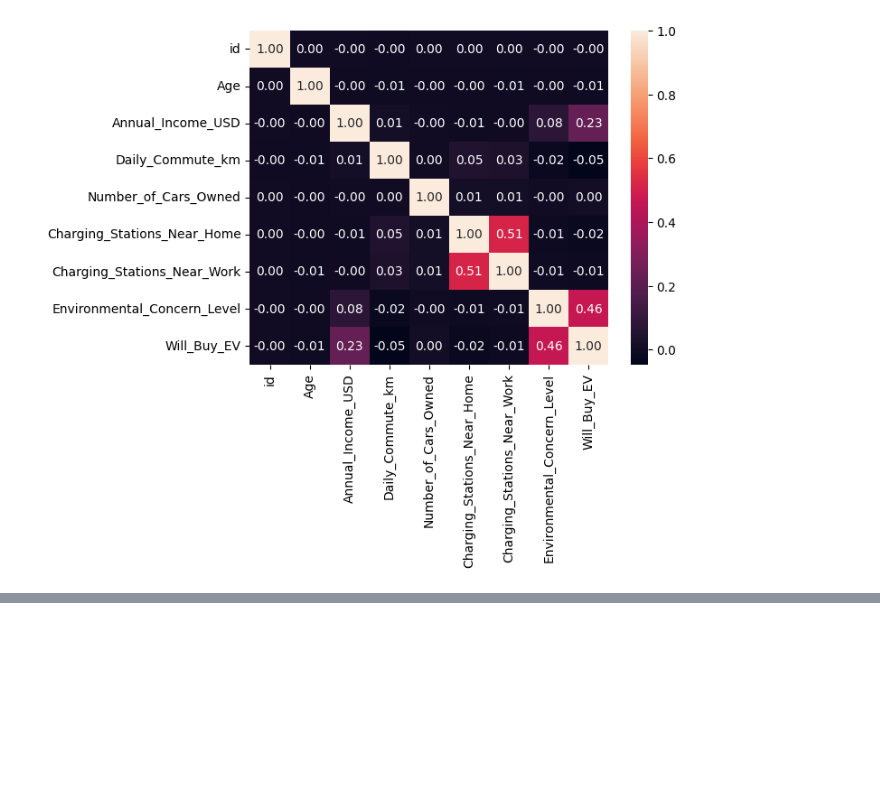
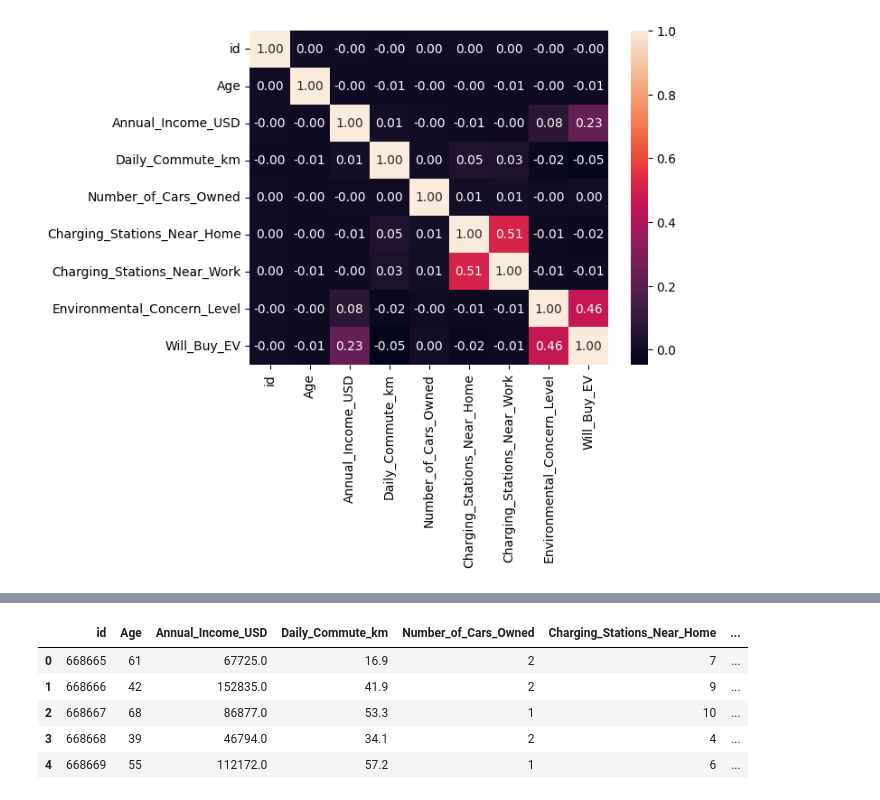
Before and after one commit to mudit-1711/kaggle-contest, a Jupyter notebook: Predicting Electric Vehicle Purchases/train.ipynb, the cells around one changed output, grey strips where cells are left out. Cells and saved outputs as stored; diff of their text form; code cells hidden in the pictures; blank space fills up the shorter version.

```diff
--- a/Predicting Electric Vehicle Purchases/train.ipynb
+++ b/Predicting Electric Vehicle Purchases/train.ipynb
@@ -110,0 +122,29 @@ sns.heatmap(
+# %%
+from sklearn.preprocessing import OrdinalEncoder, LabelEncoder
+
+cat_cols = [
+    'Gender',
+    'City_Type',
+    'Current_Car_Type',
+    'Home_Charging_Possible',
+    'Subsidy_Available',
+    'Range_Anxiety_Level'
+]
+
+encoder = OrdinalEncoder()
+
+df_train[cat_cols] = encoder.fit_transform(df_train[cat_cols])
+df_test[cat_cols] = encoder.transform(df_test[cat_cols])
+
+encoder_y = LabelEncoder()
+
+df_train['Will_Buy_EV'] = encoder_y.fit_transform(df_train['Will_Buy_EV'])
+# %%
+df_test.head()
+# %% [output]
+|  | id | Age | Annual_Income_USD | Daily_Commute_km | Number_of_Cars_Owned | Charging_Stations_Near_Home | ... |
+| 0 | 668665 | 61 | 67725.0 | 16.9 | 2 | 7 | ... |
+| 1 | 668666 | 42 | 152835.0 | 41.9 | 2 | 9 | ... |
+| 2 | 668667 | 68 | 86877.0 | 53.3 | 1 | 10 | ... |
+| 3 | 668668 | 39 | 46794.0 | 34.1 | 2 | 4 | ... |
+| 4 | 668669 | 55 | 112172.0 | 57.2 | 1 | 6 | ... |
```
Also changed, not shown: parts of 14 cells of this notebook, 1 other file.
